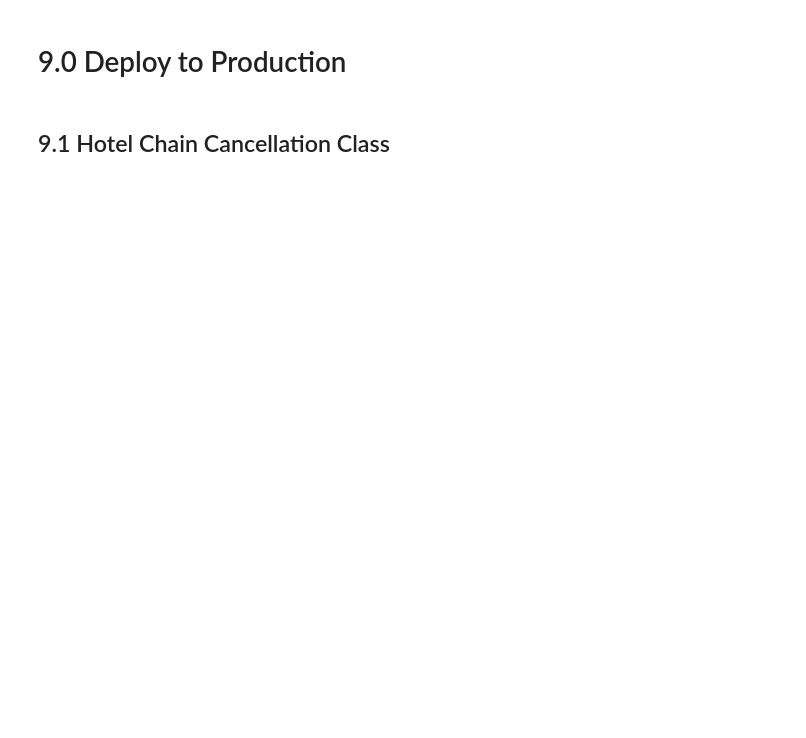
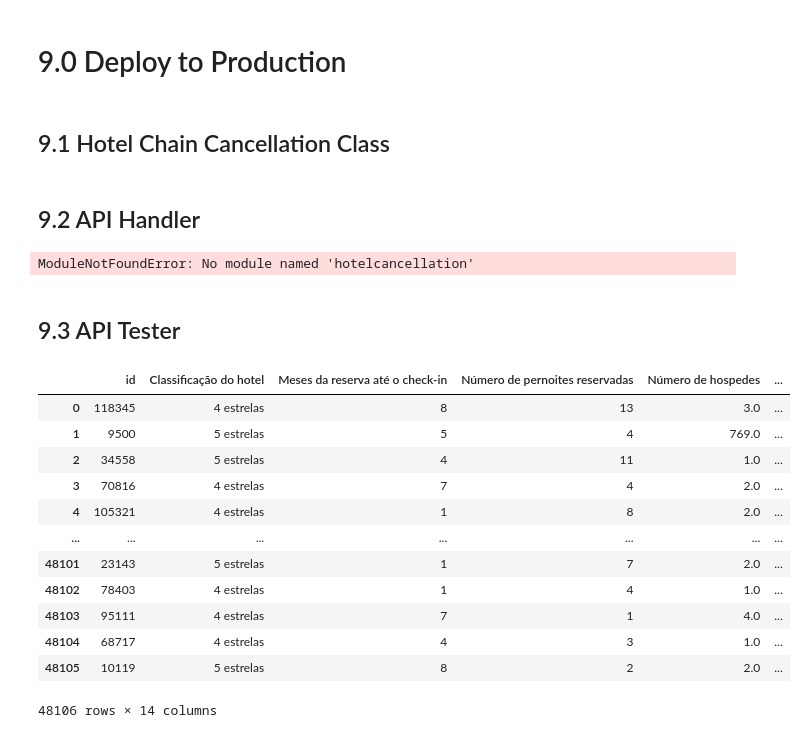
Before and after one commit to EDJR94/hotel_chain_cancellation, a Jupyter notebook: notebooks/hotel_chain_cancellation.ipynb, the cells around one changed output. Drawn from its saved outputs; the diff is of its cells as text; code cells hidden in the pictures; blank space fills up the shorter version.

Commit message:
Deployed model

```diff
--- a/notebooks/hotel_chain_cancellation.ipynb
+++ b/notebooks/hotel_chain_cancellation.ipynb
@@ -936,0 +1020,54 @@ class HotelCancellation:
+# %% [markdown]
+## 9.2 API Handler
+# %%
+import pickle
+import pandas as pd
+from flask import Flask, request, Response
+from hotelcancellation.HotelCancellation import HotelCancellation
+
+#loading model
+path = 'C:/Users/edils/repos/hotel_chain_cancelation/'
+model = pickle.load(open(path + 'src/models/model_xgb.pkl','rb'))
+
+#Initiate API
+app = Flask(__name__)
+
+@app.route('/hotelcancellation/predict', methods=['POST'])
+
+def hotelcancellation_predict():
+
+    test_json = request.get_json() #Load json for production
+
+    if test_json: #there is data
+        if isinstance(test_json, dict ): #only one row
+            test_raw = pd.DataFrame(test_json, index=[0]) #keys for dict transform in columns
+
+        else: #has multiple rows
+            test_raw = pd.DataFrame(test_json, columns=test_json[0].keys())
+
+        #Instatiate Hotel Class
+        pipeline = HotelCancellation()
+
+        #Data Description
+        df1 = pipeline.data_description(test_raw)
+
+        #Data Transformation
+        df2 = pipeline.data_transformation(df1)
+
+        #Data Encoding
+        df3 = pipeline.data_encoding(df2)
+
+        #prediction
+        df_response = pipeline.get_prediction(model, test_raw, df3)
+
+        return df_response
+
+    else:
+        return Response('{}', status=200, mimetype='application/json')
+
+if __name__ == '__main__':
+    app.run('0.0.0.0', debug=True)
+# %% [output]
+ModuleNotFoundError: No module named 'hotelcancellation'
+# %% [markdown]
+## 9.3 API Tester
@@ -936,0 +1076,18 @@ class HotelCancellation:
+# %%
+df9 = pd.read_csv('C:/Users/edils/repos/hotel_chain_cancelation/data/test.csv')
+# %%
+df9
+# %% [output]
+|  | id | Classificação do hotel | Meses da reserva até o check-in | Número de pernoites reservadas | Número de hospedes | ... |
+| 0 | 118345 | 4 estrelas | 8 | 13 | 3.0 | ... |
+| 1 | 9500 | 5 estrelas | 5 | 4 | 769.0 | ... |
+| 2 | 34558 | 5 estrelas | 4 | 11 | 1.0 | ... |
+| 3 | 70816 | 4 estrelas | 7 | 4 | 2.0 | ... |
+| 4 | 105321 | 4 estrelas | 1 | 8 | 2.0 | ... |
+| ... | ... | ... | ... | ... | ... | ... |
+| 48101 | 23143 | 5 estrelas | 1 | 7 | 2.0 | ... |
+| 48102 | 78403 | 4 estrelas | 1 | 4 | 1.0 | ... |
+| 48103 | 95111 | 4 estrelas | 7 | 1 | 4.0 | ... |
+| 48104 | 68717 | 4 estrelas | 4 | 3 | 1.0 | ... |
+| 48105 | 10119 | 5 estrelas | 8 | 2 | 2.0 | ... |
+48106 rows × 14 columns
```
Also changed, not shown: parts of 28 cells of this notebook, 5 other files.
